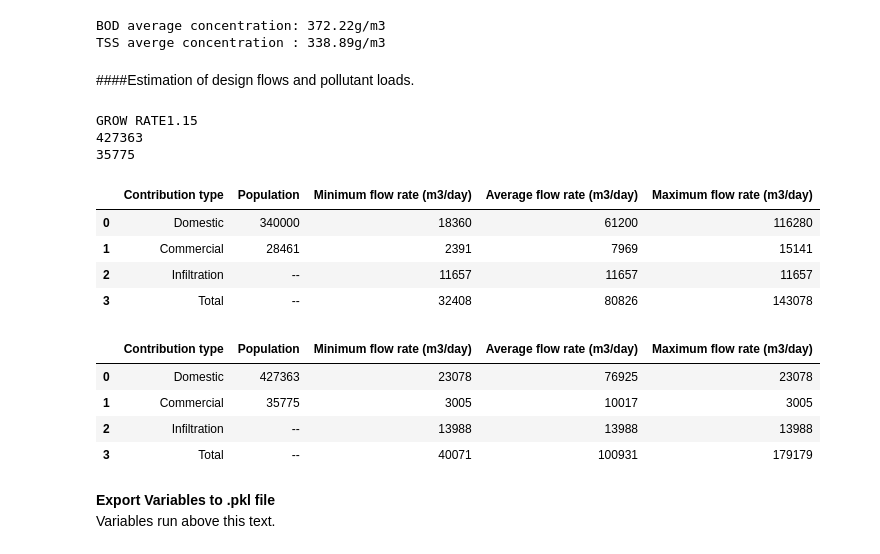
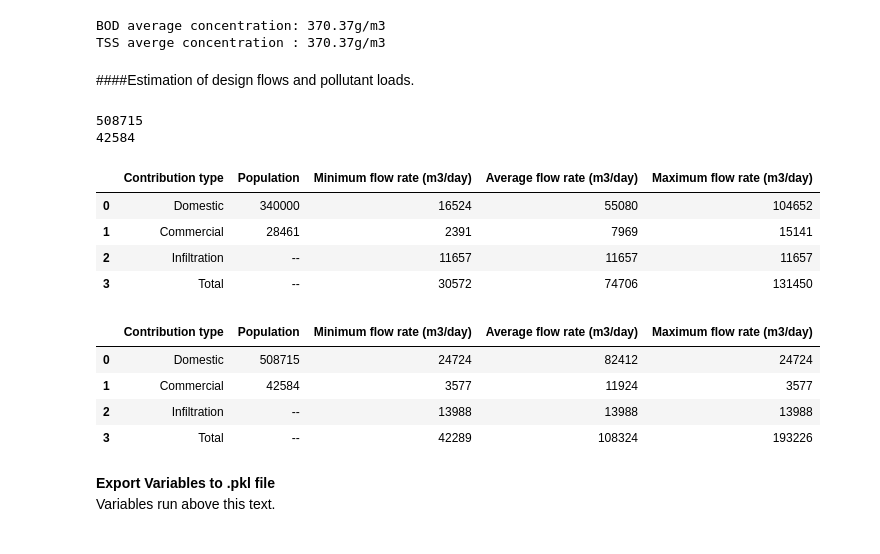
Before and after one commit to JMej0002/waterTreatmentProject2, a Jupyter notebook: Calculations/Group_10_Advance_water_treatment.ipynb, the cells around one changed output. Drawn from its saved outputs; the diff is of its cells as text; code cells hidden in the pictures.

```diff
--- a/Calculations/Group_10_Advance_water_treatment.ipynb
+++ b/Calculations/Group_10_Advance_water_treatment.ipynb
@@ -7,17 +7,17 @@ import os
 # %%
 #Load pollution analysis
 #From Table 3- 15. use the following average constituent contributions:
-bod_load_g_per_capita = 67  # g/person/day, range 50-120 g/person/day
-tss_load_g_per_capita =  61 # g/person/day, range 60-150 g/person/day
+bod_load_g_per_capita = 60  # g/person/day, range 50-120 g/person/day
+tss_load_g_per_capita =  60 # g/person/day, range 60-150 g/person/day
 
-Q_domesticpercapita=180 #L/PE/day taken from standards.\n",
+Q_domesticpercapita=162 #L/PE/day taken from standards.\n",
 bod_concentration=  round(bod_load_g_per_capita/Q_domesticpercapita*1000,2)# mg/L\n",
 print('BOD average concentration: '+str(bod_concentration)+ 'g/m3')
 tss_concentration= round(tss_load_g_per_capita/Q_domesticpercapita*1000,2)# mg/L\n",
 print ('TSS averge concentration : '+str(tss_concentration)+ 'g/m3')
 # %% [output]
-BOD average concentration: 372.22g/m3
-TSS averge concentration : 338.89g/m3
+BOD average concentration: 370.37g/m3
+TSS averge concentration : 370.37g/m3
 # %% [markdown]
 ####Estimation of design flows and pollutant loads.
 # %%
@@ -31,7 +31,7 @@ import seaborn as sns
 
 group_number=10
 PE_domestic=340000 #Equivalent population.
-Q_domesticpercapita=180 #L/PE/day taken from standards.
+Q_domesticpercapita=162 #L/PE/day taken from standards.
 PE_commercial=math.ceil(group_number**0.5*9000) #Equivalent population.
 Q_commercialpercapita=280 #L/PE/day given in the briefing.
 Q_infiltration=11657 #m3/day
@@ -54,7 +54,7 @@ Q_maximumcomercial=Q_currentavgcommercial*peak_maximum_factor
 Q_maximuminfiltration=Q_currentavginfiltration
 
 #Equivalent population projection
-growth_percentage=1+group_number*0.015
+growth_percentage=1+group_number**0.015
 Life_time=20 #Life time decided to our WWTP. Provisional
 
 PE_projected_domestic=math.ceil(PE_domestic*(1+growth_percentage/100)**Life_time)
@@ -89,42 +89,41 @@ Q_total_current_minimum=Q_minimumdomestic+Q_minimumcomercial+Q_minimuminfiltrati
 Q_total_current_average=Q_currentavgdomestic+Q_currentavgcommercial+Q_currentavginfiltration
 
 print (PE_projected_domestic)
 print (PE_projected_comercial)
 
 data_current = {
     'Contribution type': ['Domestic', 'Commercial', 'Infiltration', 'Total'],
     'Population':[PE_domestic,PE_commercial,'--','--'],
     'Minimum flow rate (m3/day)': [Q_minimumdomestic, Q_minimumcomercial, Q_minimuminfiltration, Q_total_current_minimum],
     'Average flow rate (m3/day)': [Q_currentavgdomestic, Q_currentavgcommercial, Q_currentavginfiltration, Q_total_current_average],
     'Maximum flow rate (m3/day)': [Q_maximumdomestic, Q_maximumcomercial, Q_maximuminfiltration, Q_total_current_maximum],
 }
 
 df1 = pd.DataFrame(data_current)
 display(df1)
 
 data_projected = {
     'Contribution type': ['Domestic ', 'Commercial', 'Infiltration','Total'],
     'Population':[PE_projected_domestic,PE_projected_comercial,'--','--'],
     'Minimum flow rate (m3/day)': [Q_projected_minimum_domestic, Q_projected_minimum_commercial, Q_projected_minimuminfiltration, Q_total_projected_minimum],
     'Average flow rate (m3/day)': [Q_projected_domestic,Q_projected_comercial, Q_projected_infiltration,Q_total_projected_average],
     'Maximum flow rate (m3/day)': [Q_projected_minimum_domestic, Q_projected_minimum_commercial, Q_projected_minimuminfiltration, Q_total_projected_maximum],
 }
 df2 = pd.DataFrame(data_projected)
 display(df2)
 # %% [output]
-GROW RATE1.15
-427363
-35775
+508715
+42584
 |  | Contribution type | Population | Minimum flow rate (m3/day) | Average flow rate (m3/day) | Maximum flow rate (m3/day) |
-| 0 | Domestic | 340000 | 18360 | 61200 | 116280 |
+| 0 | Domestic | 340000 | 16524 | 55080 | 104652 |
 | 1 | Commercial | 28461 | 2391 | 7969 | 15141 |
 | 2 | Infiltration | -- | 11657 | 11657 | 11657 |
-| 3 | Total | -- | 32408 | 80826 | 143078 |
+| 3 | Total | -- | 30572 | 74706 | 131450 |
 |  | Contribution type | Population | Minimum flow rate (m3/day) | Average flow rate (m3/day) | Maximum flow rate (m3/day) |
-| 0 | Domestic | 427363 | 23078 | 76925 | 23078 |
-| 1 | Commercial | 35775 | 3005 | 10017 | 3005 |
+| 0 | Domestic | 508715 | 24724 | 82412 | 24724 |
+| 1 | Commercial | 42584 | 3577 | 11924 | 3577 |
 | 2 | Infiltration | -- | 13988 | 13988 | 13988 |
-| 3 | Total | -- | 40071 | 100931 | 179179 |
+| 3 | Total | -- | 42289 | 108324 | 193226 |
 # %% [markdown]
 **Export Variables to .pkl file**<br>
 Variables run above this text.
```
Also changed, not shown: parts of 9 cells of this notebook, 2 other files.
